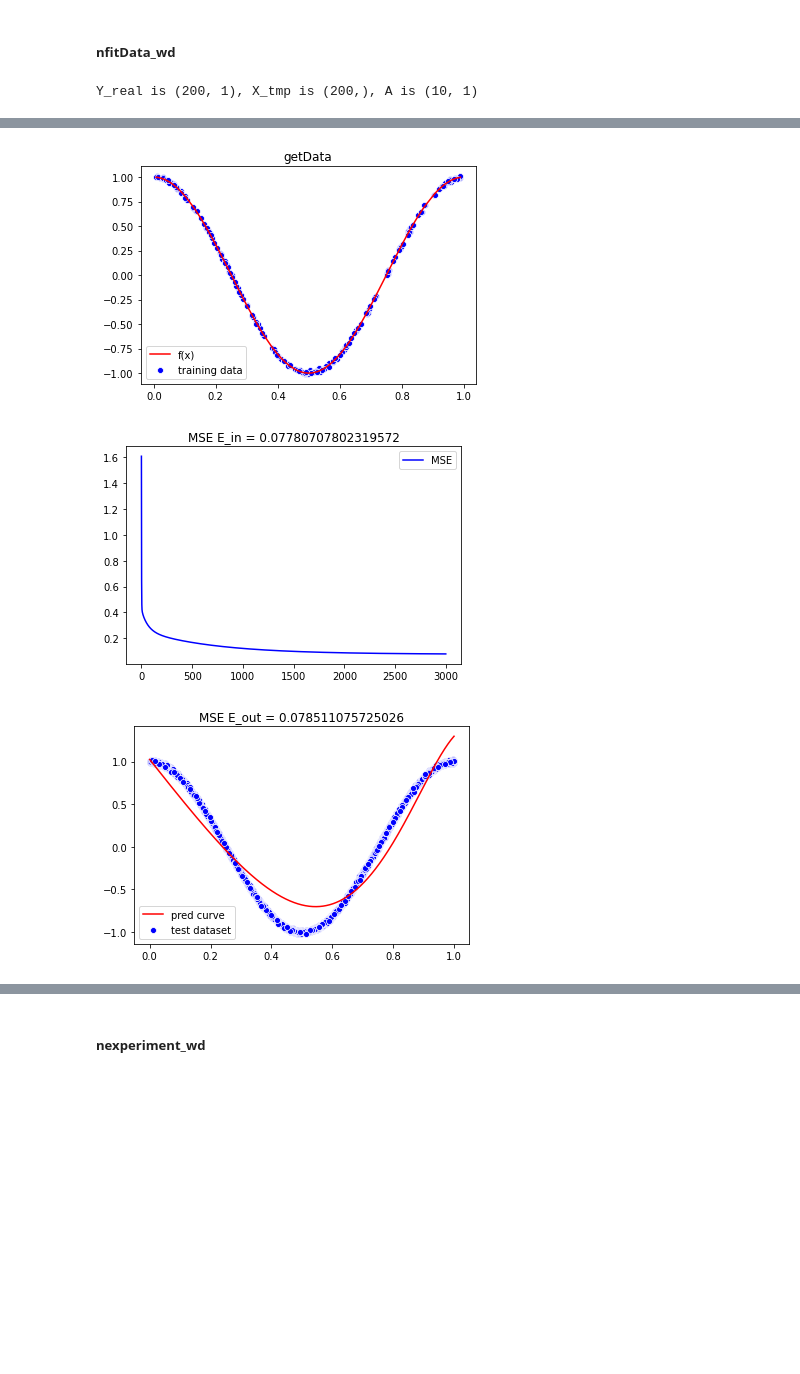
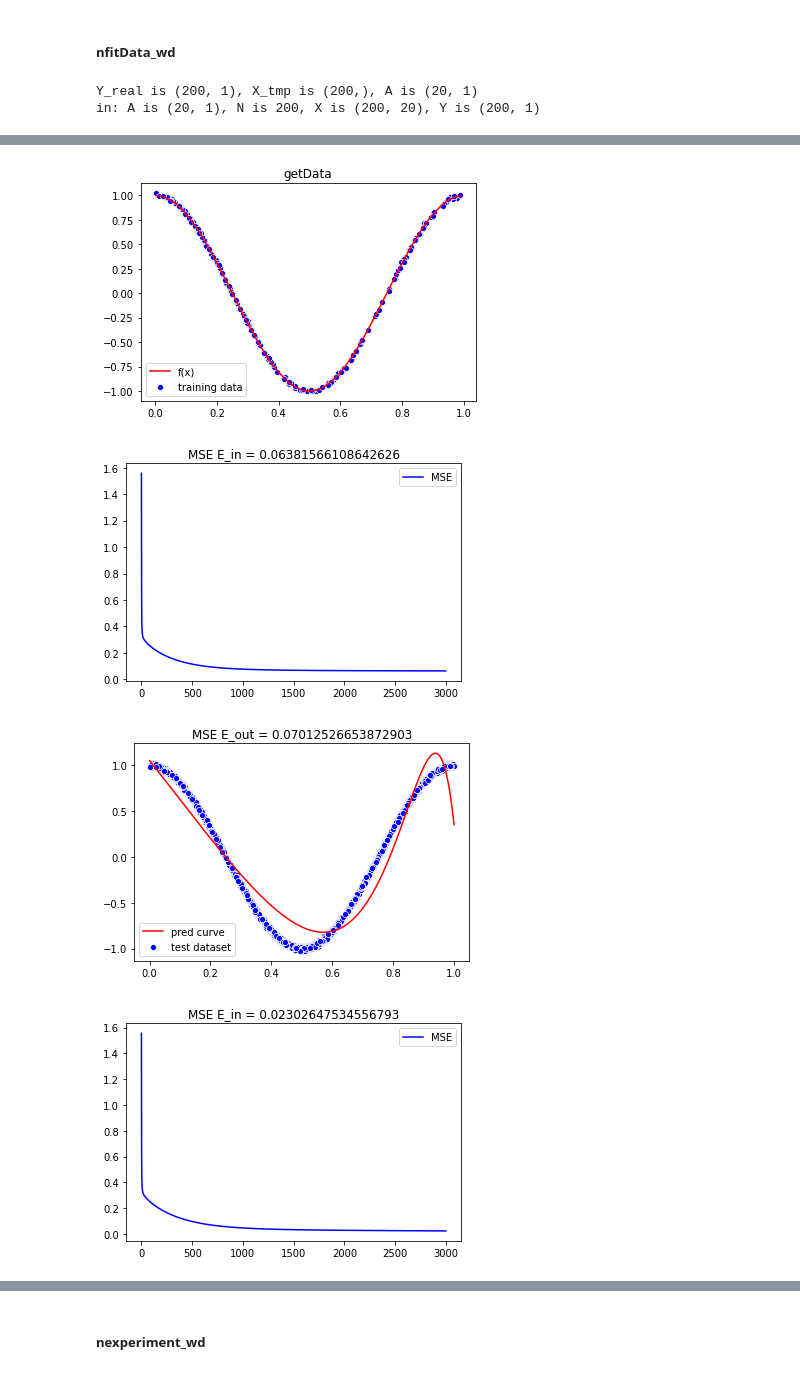
Before and after one commit to liushuyu6666/AI_relative, a Jupyter notebook: algorithm_explore/Gaussian_Regression.ipynb, the cells around one changed output, grey strips where cells are left out. Drawn from its saved outputs; the diff is of its cells as text; code cells hidden in the pictures; blank space fills up the shorter version.

```diff
--- a/algorithm_explore/Gaussian_Regression.ipynb
+++ b/algorithm_explore/Gaussian_Regression.ipynb
@@ -465,7 +516,7 @@ print(DCG_node([Y_real, x, A, L]))
 # %%
-def fitData_DG(Y_real, x, A,
-               epochs=5000,
-               r=0.05,
+def fitData_DG_wd(Y_real, x, A,
+               epochs=2000,
+               r=0.5,
                wd = 0.1,
                plot=True,
                N_test=2000,
@@ -508,12 +559,13 @@ sigma = 0.1
 N = 200
 N_test = 2000
 D = 10
+wd = 0.1
 data = getData(N, sigma, plot=True)
 x = torch.FloatTensor([xi for (xi, yi) in data])
 y = torch.FloatTensor([yi for (xi, yi) in data])
 A = torch.rand(D+1)
 startTime = time.time()
-(A, E_in, E_out) = fitData_DG(y, x, A, epochs = 5000, N_test=N_test, r = 0.1, sigma=sigma)
+(A, E_in, E_out) = fitData_DG_wd(y, x, A, wd=wd, epochs = 5000, N_test=N_test, r = 0.5, sigma=sigma)
 endTime = time.time()
 print(f"time cost is {endTime - startTime}")
 # %% [output]
@@ -523,0 +620,3 @@ time cost is 3.4215784072875977
+# %%
+(E_in, E_out, E_bias) = experiment_wd(10, 10, 0.1, plot=True)
+print(f"E_in is {E_in}, E_out is {E_out},\n E_bias is {E_bias}")
@@ -523,0 +631,26 @@ time cost is 3.4215784072875977
+# %%
+from tqdm import tqdm
+
+Ein = []
+Eout = []
+Ebias = []
+Ein_wd = []
+Eout_wd = []
+Ebias_wd = []
+dlist = []
+for d in tqdm(range(30)):
+    (E_in, E_out, E_bias) = experiment(20, d, 0.1)
+    Ein.append(E_in)
+    Eout.append(E_out)
+    (E_in_wd, E_out_wd, E_bias_wd) = experiment_wd(20, d, 0.1)
+    Ein_wd.append(E_in_wd)
+    Eout_wd.append(E_out_wd)
+    dlist.append(d)
+    print(f"E_out is {E_out}, E_out_wd is {E_out_wd}")
+
+fig, ax = plt.subplots()
+sns.lineplot(x=dlist, y=Ein, color='blue', label='E_in', ax=ax)
+sns.lineplot(x=dlist, y=Eout, color='red', label='E_out', ax=ax)
+sns.lineplot(x=dlist, y=Ein_wd, color='green', label='E_in_wd', ax=ax)
+sns.lineplot(x=dlist, y=Eout_wd, color='yellow', label='E_out_wd', ax=ax)
+plt.xlabel('model complexity')
@@ -828,12 +1064,14 @@ import time
 sigma = 0.1
 N = 200
 N_test = 2000
-D = 10
+D = 20
 data = getData(N, sigma, plot=True)
 X_tmp = np.array([xi for (xi, yi) in data])
 Y_real = np.array([[yi for (xi, yi) in data]]).T
 A = np.random.rand(D, 1)
 print(f"Y_real is {Y_real.shape}, X_tmp is {X_tmp.shape}, A is {A.shape}")
 nfitData_wd(Y_real, X_tmp, A)
+nfitData(Y_real, X_tmp, A)
 # %% [output]
-Y_real is (200, 1), X_tmp is (200,), A is (10, 1)
+Y_real is (200, 1), X_tmp is (200,), A is (20, 1)
+in: A is (20, 1), N is 200, X is (200, 20), Y is (200, 1)
@@ -850,3 +1098,4 @@ Y_real is (200, 1), X_tmp is (200,), A is (10, 1)
-[figure, old version]
+[figure, new version]
-[figure, old version]
+[figure, new version]
-[figure, old version]
+[figure, new version]
+[figure, added]
```
Also changed, not shown: parts of 21 cells of this notebook.
